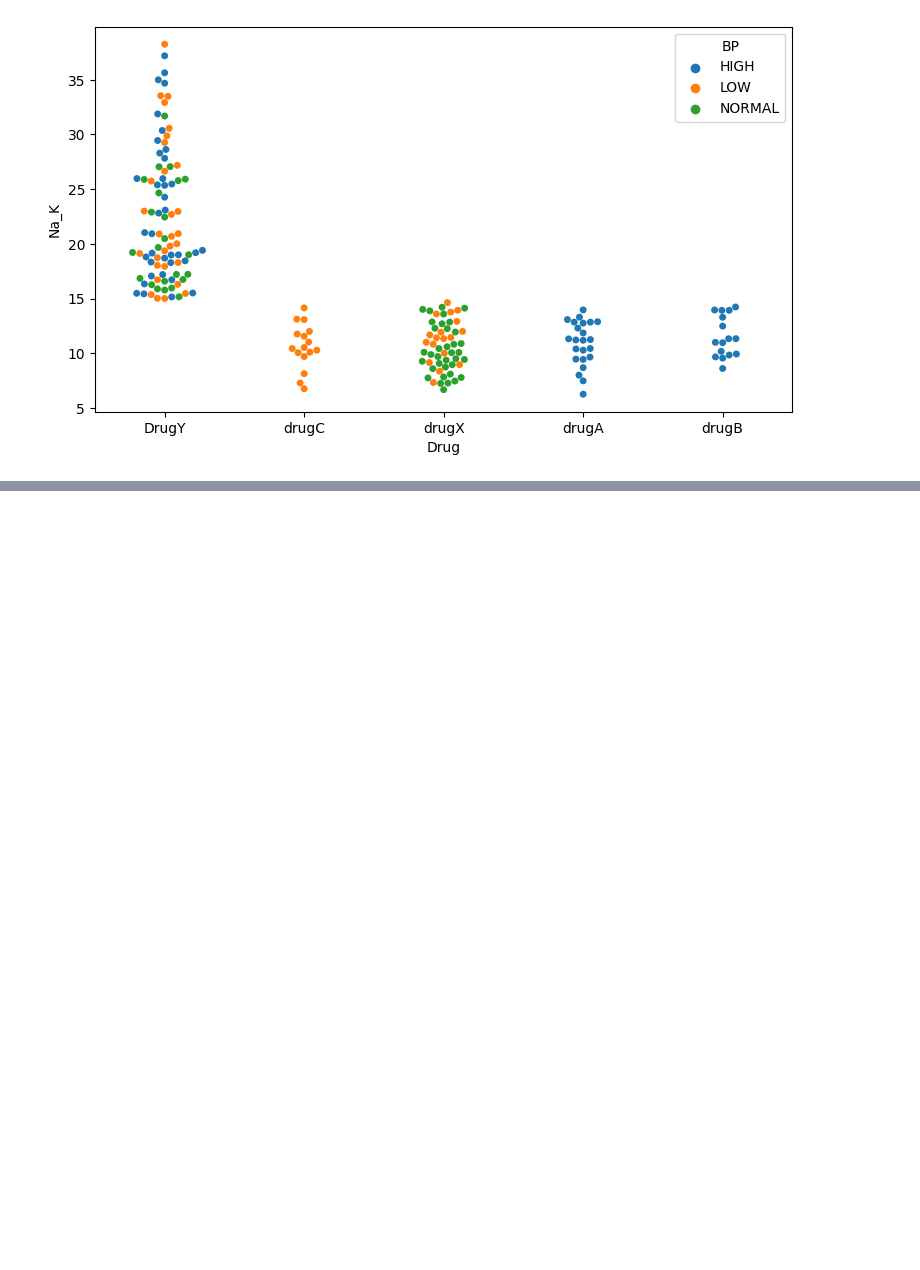
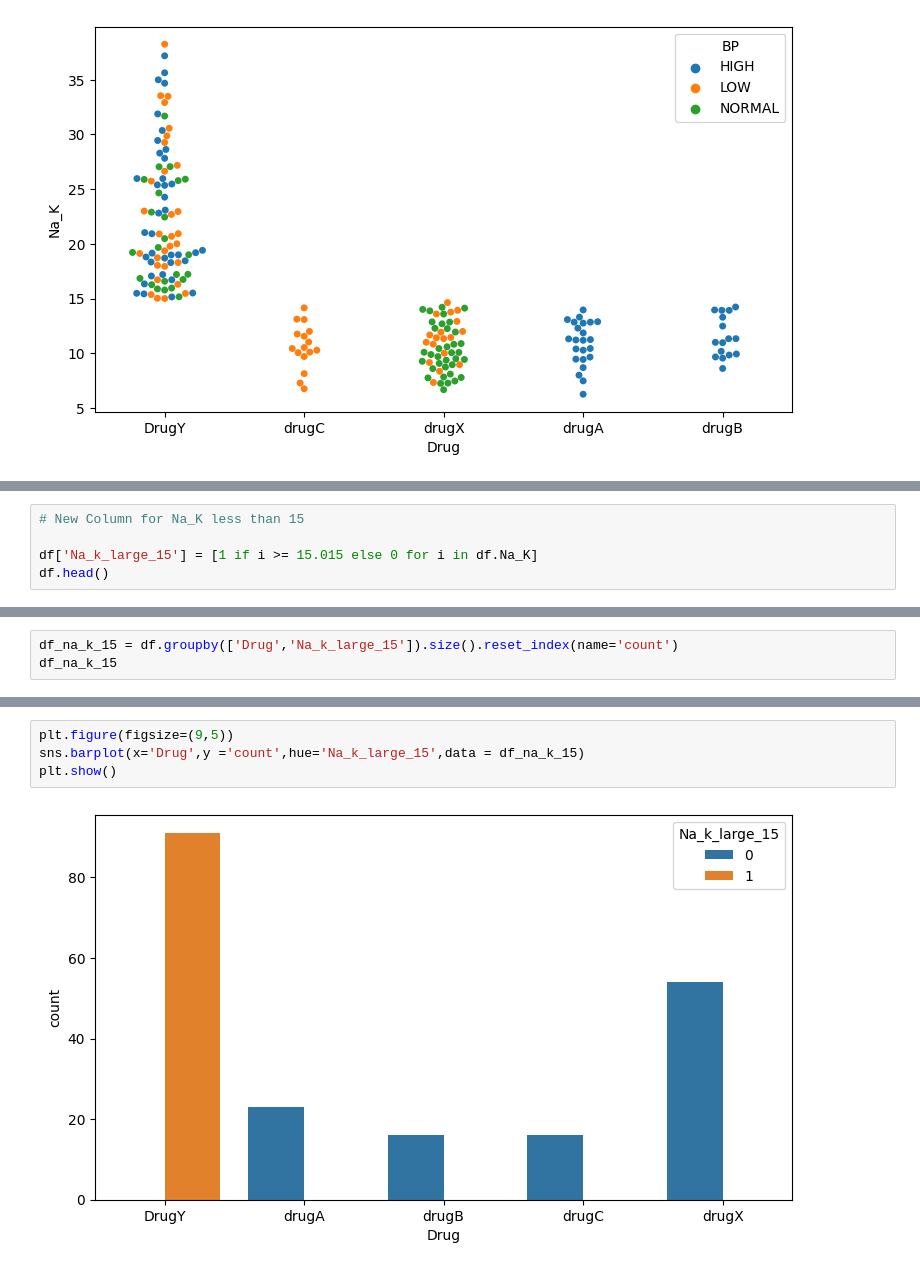
Before and after one commit to RahulSunny1209/Drug-Classification, a Jupyter notebook: drug_classification.ipynb, the cells around one changed output, grey strips where cells are left out. Drawn from its saved outputs; the diff is of its cells as text; blank space fills up the shorter version.

```diff
--- a/drug_classification.ipynb
+++ b/drug_classification.ipynb
@@ -258,0 +261,5 @@ plt.show()
+# %%
+# New Column for Na_K less than 15
+
+df['Na_k_large_15'] = [1 if i >= 15.015 else 0 for i in df.Na_K]
+df.head()
@@ -258,0 +275,3 @@ plt.show()
+# %%
+df_na_k_15 = df.groupby(['Drug','Na_k_large_15']).size().reset_index(name='count')
+df_na_k_15
@@ -258,0 +285,6 @@ plt.show()
+# %%
+plt.figure(figsize=(9,5))
+sns.barplot(x='Drug',y ='count',hue='Na_k_large_15',data = df_na_k_15)
+plt.show()
+# %% [output]
+[figure, added]
```
Also changed, not shown: parts of 24 cells of this notebook.
